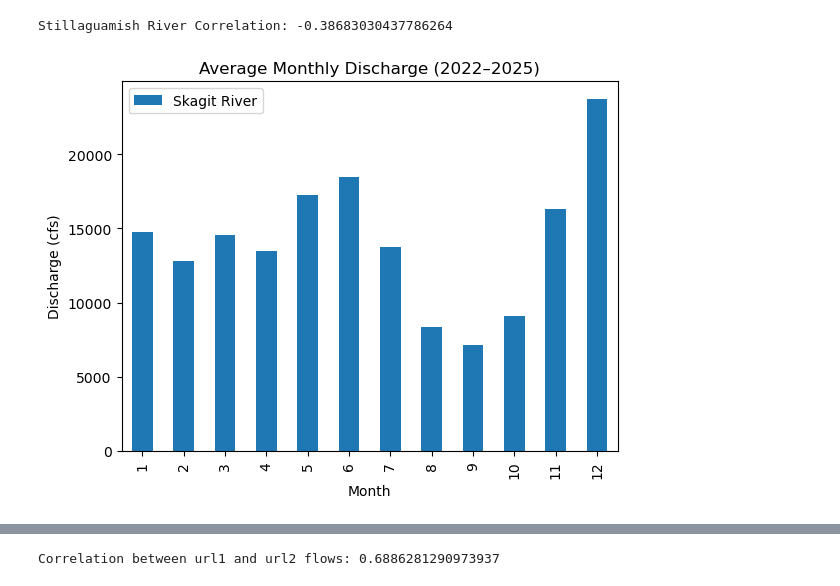
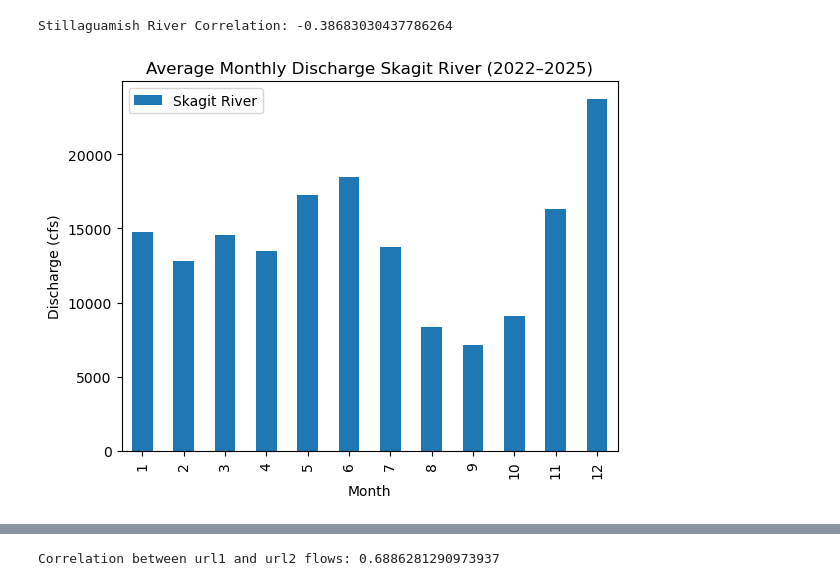
Before and after one commit to UW-GDA/skagit-bay-blooms, a Jupyter notebook: notebooks/gaurav workspace.ipynb, the cells around one changed output, grey strips where cells are left out. Saved outputs shown, nothing was run; the diff lists cells and outputs as text; code cells hidden in the pictures.

```diff
--- a/notebooks/gaurav workspace.ipynb
+++ b/notebooks/gaurav workspace.ipynb
@@ -111,3 +111,18 @@ plt.title("NF Stillaguamish River Daily Discharge")
 plt.show()
 # %% [output]
 [figure]
+# %%
+threshold_stilly = df2["discharge_cfs"].quantile(0.9)
+df2["high_flow"] = df2["discharge_cfs"] > threshold_stilly
+
+plt.figure(figsize=(10,5))
+df2["discharge_cfs"].plot(label="Discharge (cfs)")
+plt.scatter(df2.index[df2["high_flow"]],
+            df2["discharge_cfs"][df2["high_flow"]],
+            color="red",
+            label="High Flow Events")
+plt.title("Stillaguamish River High Flow Events")
+plt.ylabel("Discharge (cfs)")
+plt.xlabel("Date")
+plt.legend()
+plt.show()
@@ -139,30 +156,21 @@ correlation_stilly = combined_stilly["discharge_cfs"].corr(combined_stilly["ndci
 print("Stillaguamish River Correlation:", correlation_stilly)
 # %% [output]
 Stillaguamish River Correlation: -0.38683030437786264
-# %%
-df["year"] = df.index.year
-df["month"] = df.index.month
-df["day"] = df.index.day
-
-df["flow_7day"] = df["discharge_cfs"].rolling(7).mean()
-
-threshold = df["discharge_cfs"].quantile(0.9)
-df["high_flow"] = df["discharge_cfs"] > threshold
 # %%
 df["month"] = df.index.month
 df2["month"] = df2.index.month
 
 skagit_monthly = df.groupby("month")["discharge_cfs"].mean()
 
 monthly_combined = pd.DataFrame({
     "Skagit River": skagit_monthly
 })
 
 monthly_combined.plot(kind="bar")
 
-plt.title("Average Monthly Discharge (2022–2025)")
+plt.title("Average Monthly Discharge Skagit River (2022–2025)")
 plt.ylabel("Discharge (cfs)")
 plt.xlabel("Month")
 plt.show()
 # %% [output]
-[figure, old version]
+[figure, new version]
```
Also changed, not shown: parts of 3 cells of this notebook.
